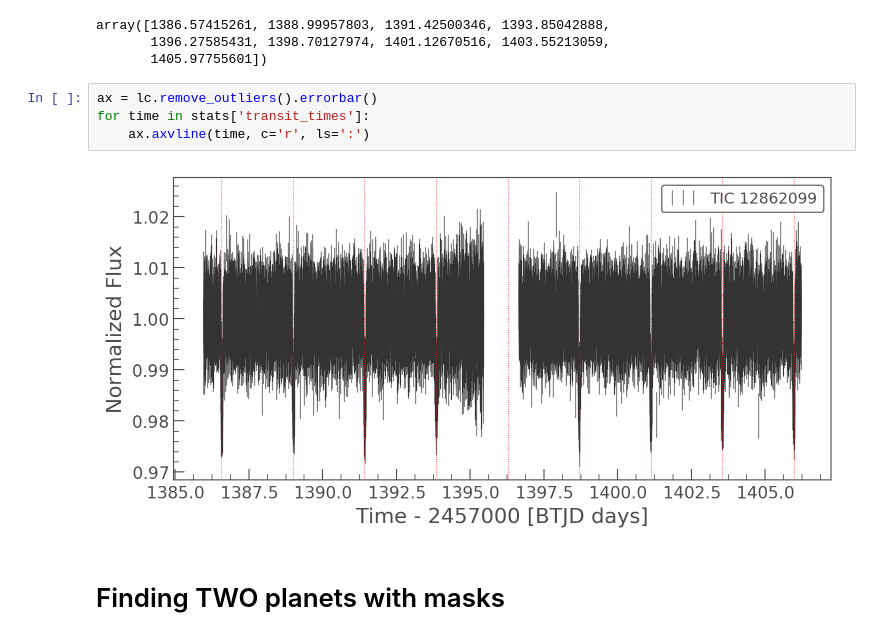
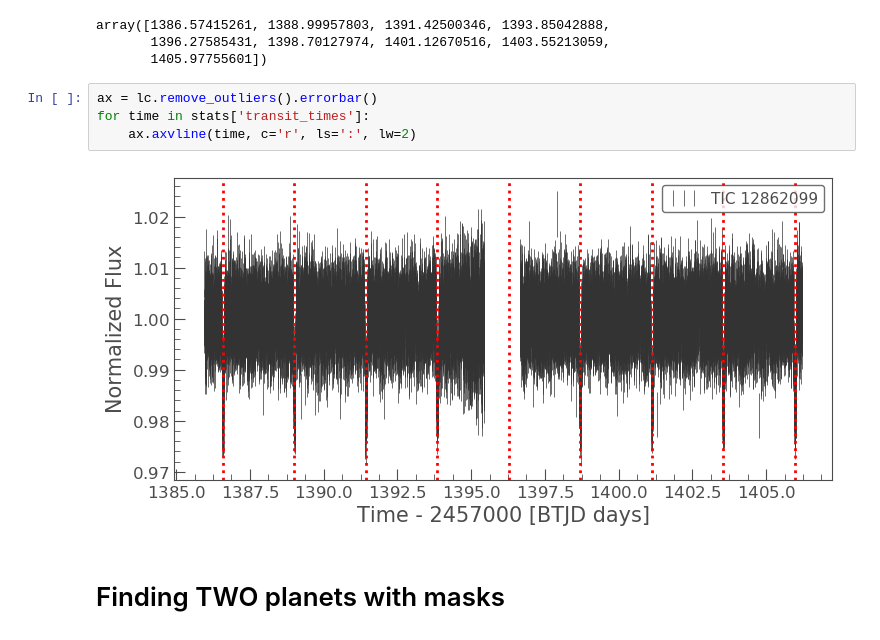
Before and after one commit to christinahedges/TESSWorkshops, a Jupyter notebook: bls/Workshop.ipynb, the cells around one changed output. Cells and saved outputs as stored; diff of their text form.

```diff
--- a/bls/Workshop.ipynb
+++ b/bls/Workshop.ipynb
@@ -209,9 +204,9 @@ array([1386.57415261, 1388.99957803, 1391.42500346, 1393.85042888,
 # %%
 ax = lc.remove_outliers().errorbar()
 for time in stats['transit_times']:
-    ax.axvline(time, c='r', ls=':')
+    ax.axvline(time, c='r', ls=':', lw=2)
 # %% [output]
-[figure, old version]
+[figure, new version]
 # %% [markdown]
 # Finding TWO planets with masks
 # %% [markdown]
```
Also changed, not shown: parts of 24 cells of this notebook.
